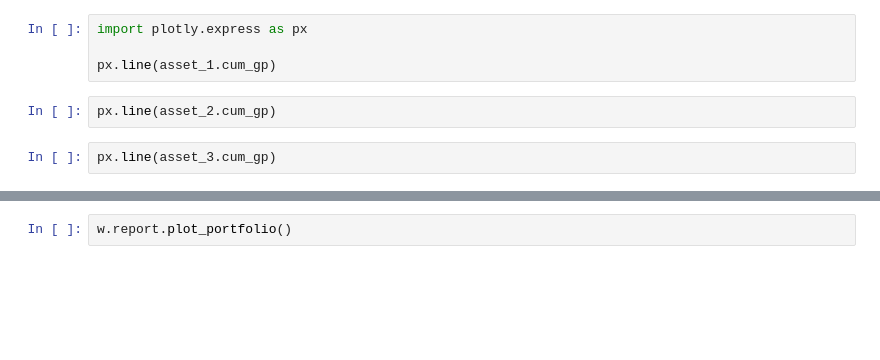
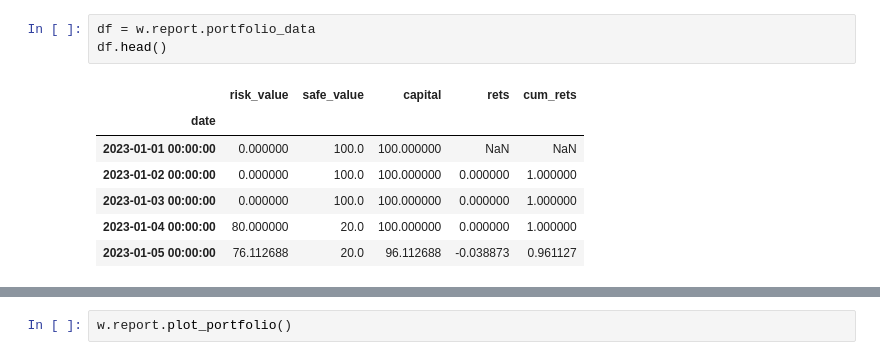
Before and after one commit to cedTrad/WcedSim, a Jupyter notebook: lab.ipynb, the cells around one changed output, grey strips where cells are left out. Saved outputs shown, nothing was run; the diff lists cells and outputs as text; blank space fills up the shorter version.

```diff
--- a/lab.ipynb
+++ b/lab.ipynb
@@ -56,8 +53,11 @@ asset_3 = w.report.assets_data[SYMBOLS[2]]
-# %%
-import plotly.express as px
-
-px.line(asset_1.cum_gp)
-# %%
-px.line(asset_2.cum_gp)
-# %%
-px.line(asset_3.cum_gp)
+# %%
+df = w.report.portfolio_data
+df.head()
+# %% [output]
+|  | risk_value | safe_value | capital | rets | cum_rets |
+| date |  |  |  |  |  |
+| 2023-01-01 00:00:00 | 0.000000 | 100.0 | 100.000000 | NaN | NaN |
+| 2023-01-02 00:00:00 | 0.000000 | 100.0 | 100.000000 | 0.000000 | 1.000000 |
+| 2023-01-03 00:00:00 | 0.000000 | 100.0 | 100.000000 | 0.000000 | 1.000000 |
+| 2023-01-04 00:00:00 | 80.000000 | 20.0 | 100.000000 | 0.000000 | 1.000000 |
+| 2023-01-05 00:00:00 | 76.112688 | 20.0 | 96.112688 | -0.038873 | 0.961127 |
```
Also changed, not shown: parts of 24 cells of this notebook, 23 other files.
